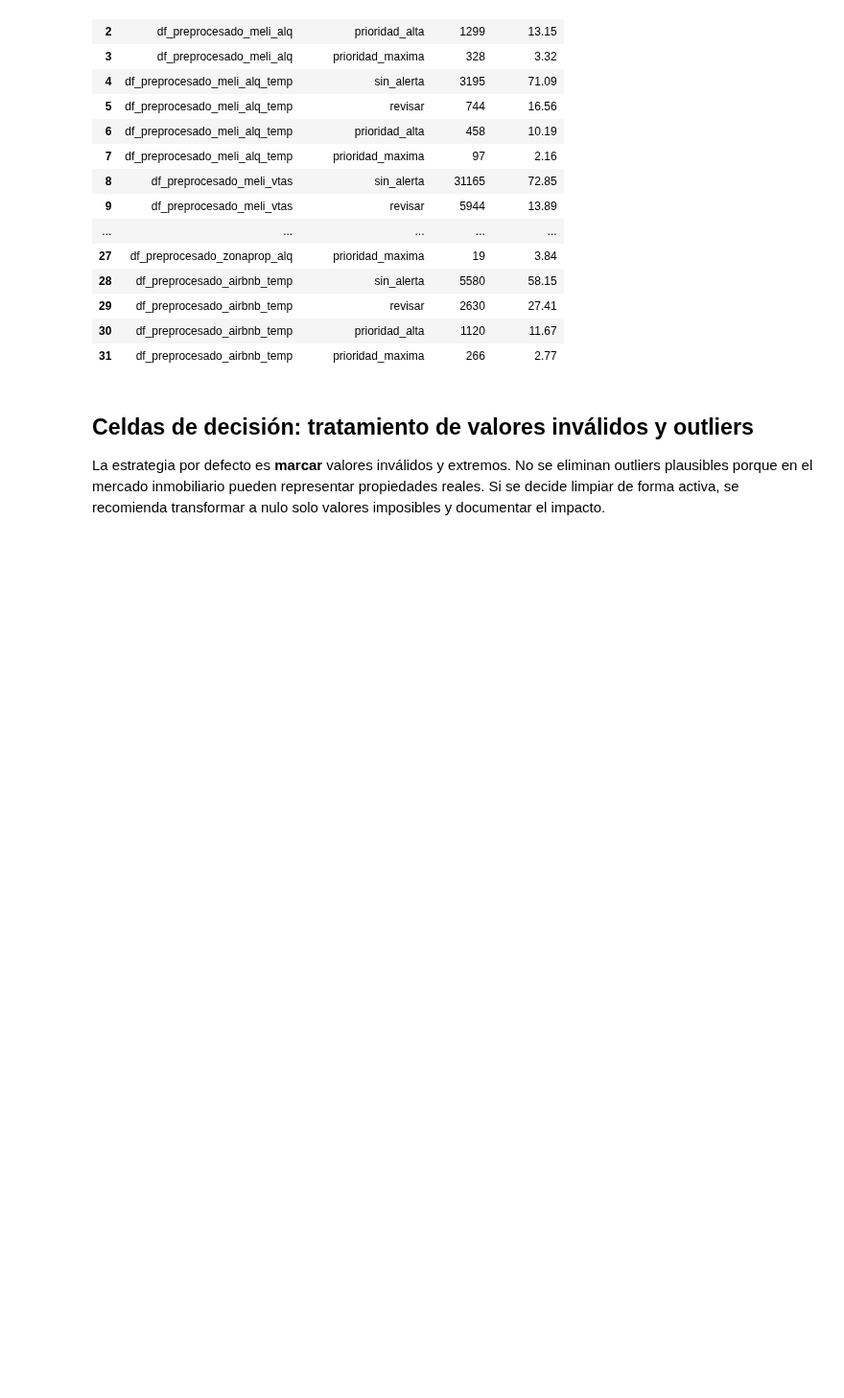
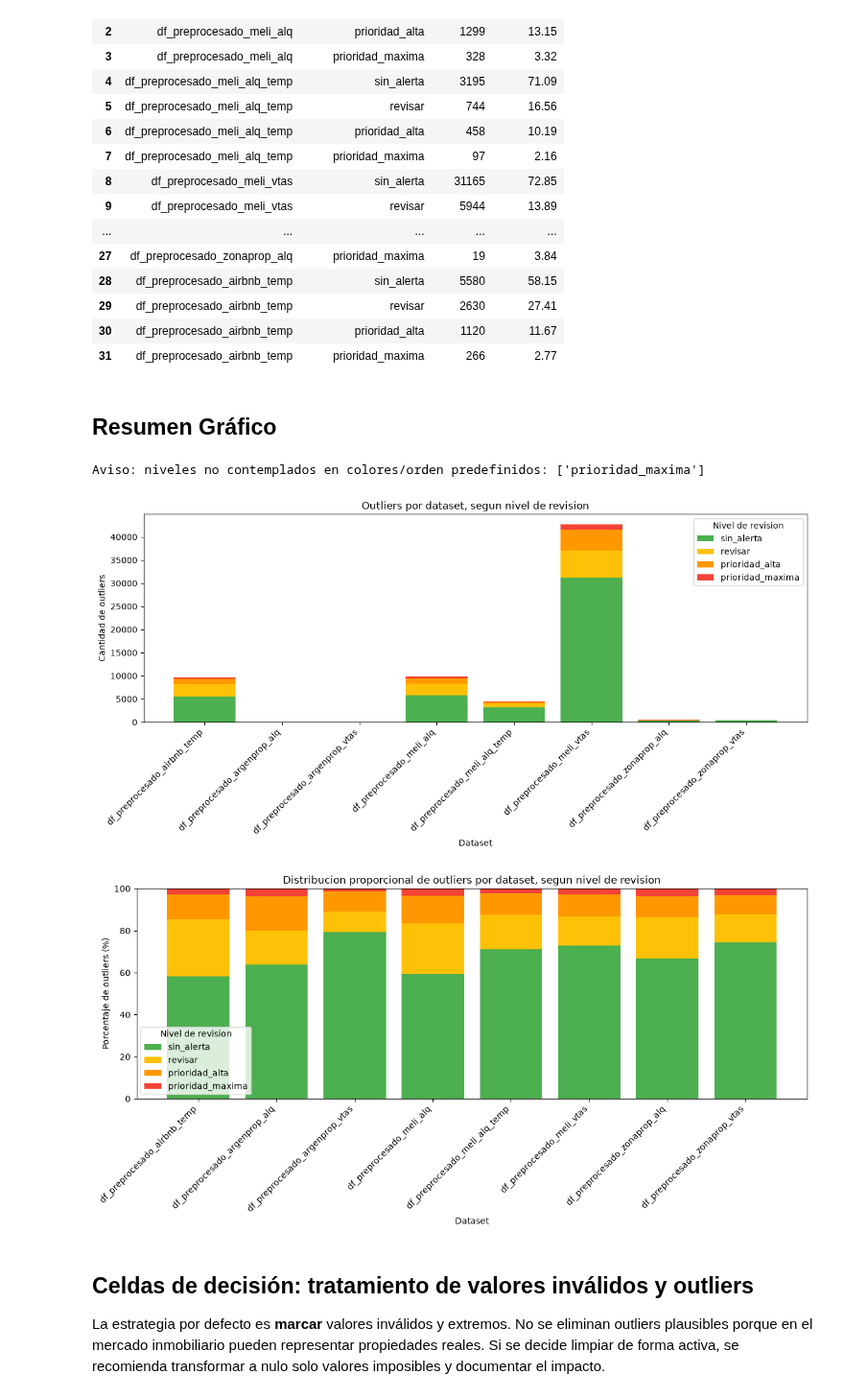
Before and after one commit to arirakowitba/TP_analitica_descriptiva_grupo1_2q2026, a Jupyter notebook: notebooks/04_outliers.ipynb, the cells around one changed output. Shown at 96% size. Cells and saved outputs as stored; diff of their text form; code cells hidden in the pictures; blank space fills up the shorter version.

Commit message:
graficos de outliers

```diff
--- a/notebooks/04_outliers.ipynb
+++ b/notebooks/04_outliers.ipynb
@@ -1037,6 +1037,72 @@ display(
 | 29 | df_preprocesado_airbnb_temp | revisar | 2630 | 27.41 |
 | 30 | df_preprocesado_airbnb_temp | prioridad_alta | 1120 | 11.67 |
 | 31 | df_preprocesado_airbnb_temp | prioridad_maxima | 266 | 2.77 |
+# %% [markdown]
+## Resumen Gráfico
+# %%
+# --- Grafico: cantidad de outliers por dataset, segun nivel de revision ---
+
+orden_niveles = ['sin_alerta', 'revisar', 'prioridad_baja', 'prioridad_alta']
+colores_niveles = {
+    'sin_alerta': '#4CAF50',      # verde
+    'revisar': '#FFC107',         # amarillo
+    'prioridad_alta': '#FF9800',  # naranja
+    'prioridad_maxima': '#F44336',  # rojo
+}
+
+niveles_presentes = [n for n in orden_niveles if n in resumen_final['nivel_revision_outlier'].unique()]
+niveles_extra = [n for n in resumen_final['nivel_revision_outlier'].unique() if n not in orden_niveles]
+if niveles_extra:
+    print(f'Aviso: niveles no contemplados en colores/orden predefinidos: {niveles_extra}')
+orden_final = niveles_presentes + niveles_extra
+
+pivot_resumen = resumen_final.pivot_table(
+    index='dataset', columns='nivel_revision_outlier', values='cantidad',
+    aggfunc='sum', fill_value=0,
+)[orden_final]
+
+plt.figure(figsize=(12, 6))
+bottom = np.zeros(len(pivot_resumen))
+for nivel in orden_final:
+    plt.bar(
+        pivot_resumen.index, pivot_resumen[nivel], bottom=bottom,
+        label=nivel, color=colores_niveles.get(nivel),
+    )
+    bottom += pivot_resumen[nivel].values
+
+plt.xlabel('Dataset')
+plt.ylabel('Cantidad de outliers')
+plt.title('Outliers por dataset, segun nivel de revision')
+plt.xticks(rotation=45, ha='right')
+plt.legend(title='Nivel de revision')
+plt.tight_layout()
+plt.show()
+
+# --- Grafico: proporcion de outliers por dataset, segun nivel de revision (barras apiladas al 100%) ---
+
+pivot_resumen_pct = pivot_resumen.div(pivot_resumen.sum(axis=1), axis=0) * 100
+
+plt.figure(figsize=(12, 6))
+bottom = np.zeros(len(pivot_resumen_pct))
+for nivel in orden_final:
+    plt.bar(
+        pivot_resumen_pct.index, pivot_resumen_pct[nivel], bottom=bottom,
+        label=nivel, color=colores_niveles.get(nivel),
+    )
+    bottom += pivot_resumen_pct[nivel].values
+
+plt.xlabel('Dataset')
+plt.ylabel('Porcentaje de outliers (%)')
+plt.title('Distribucion proporcional de outliers por dataset, segun nivel de revision')
+plt.ylim(0, 100)
+plt.xticks(rotation=45, ha='right')
+plt.legend(title='Nivel de revision')
+plt.tight_layout()
+plt.show()
+# %% [output]
+Aviso: niveles no contemplados en colores/orden predefinidos: ['prioridad_maxima']
+[figure, added]
+[figure, added]
 # %% [markdown]
 ## Celdas de decisión: tratamiento de valores inválidos y outliers
 
```
